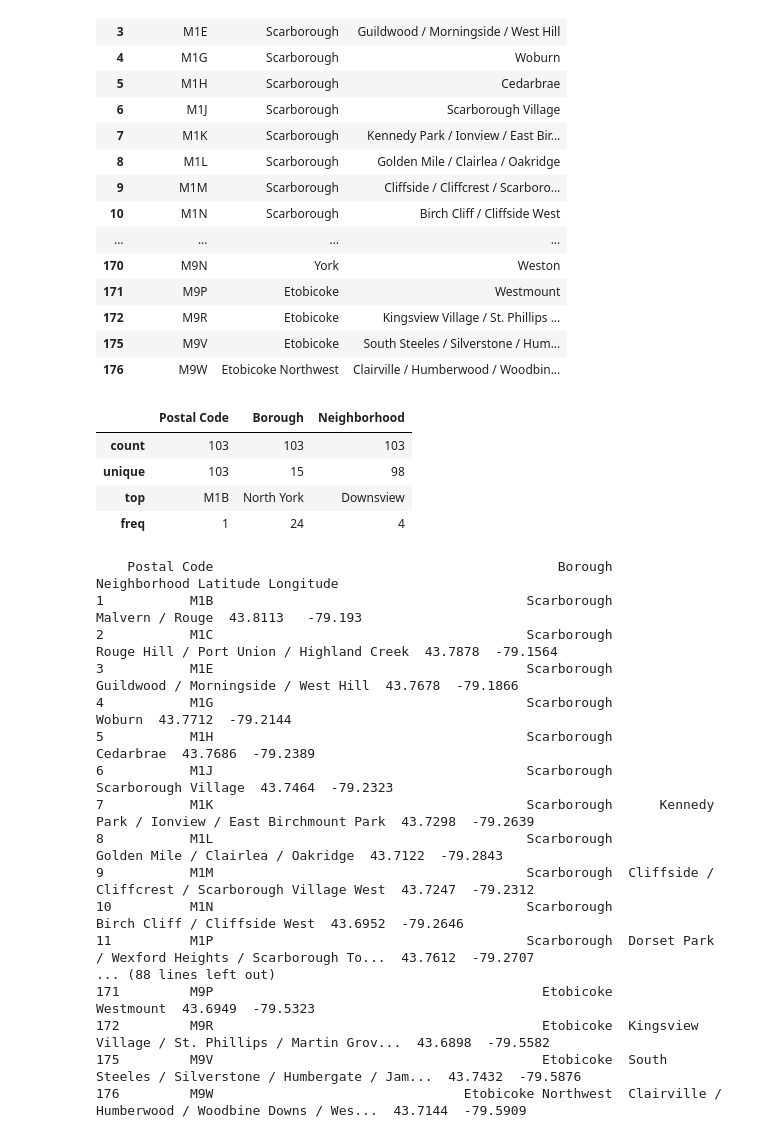
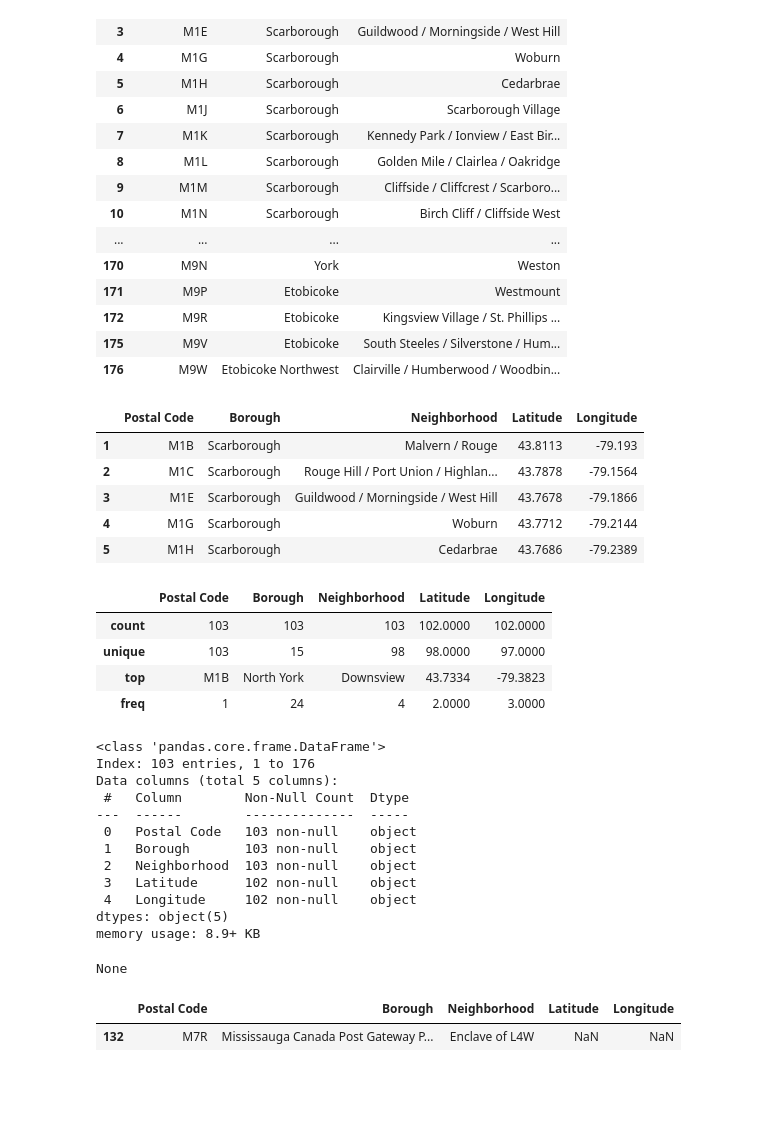
Before and after one commit to Dhruvi267/Market_segment, a Jupyter notebook: market-segmentationV2.ipynb, the cells around one changed output. Drawn from its saved outputs; the diff is of its cells as text; code cells hidden in the pictures; blank space fills up the shorter version.

```diff
--- a/market-segmentationV2.ipynb
+++ b/market-segmentationV2.ipynb
@@ -119,52 +121,58 @@ toronto
 | 172 | M9R | Etobicoke | Kingsview Village / St. Phillips ... |
 | 175 | M9V | Etobicoke | South Steeles / Silverstone / Hum... |
 | 176 | M9W | Etobicoke Northwest | Clairville / Humberwood / Woodbin... |
-# %%
-toronto.describe()
-# %% [output]
-|  | Postal Code | Borough | Neighborhood |
-| count | 103 | 103 | 103 |
-| unique | 103 | 15 | 98 |
-| top | M1B | North York | Downsview |
-| freq | 1 | 24 | 4 |
 # %%
-import pgeocode
 # Create a Nominatim instance for Canada
 nomi = pgeocode.Nominatim('CA')
 
 # Create new columns for latitude and longitude
 toronto['Latitude'] = None
 toronto['Longitude'] = None
 
 # Iterate over each row to get the latitude and longitude
 for index, row in toronto.iterrows():
     location = nomi.query_postal_code(row['Postal Code'])
     toronto.at[index, 'Latitude'] = location.latitude
     toronto.at[index, 'Longitude'] = location.longitude
 
 #Display setting
 pd.set_option('display.max_columns', None)
 pd.set_option('display.max_rows', None)
 pd.set_option('display.width',500)
 
 
 # Display the updated DataFrame
-print(toronto)
+display(toronto.head())
+display(toronto.describe())
+display(toronto.info())
 # %% [output]
+|  | Postal Code | Borough | Neighborhood | Latitude | Longitude |
+| 1 | M1B | Scarborough | Malvern / Rouge | 43.8113 | -79.193 |
+| 2 | M1C | Scarborough | Rouge Hill / Port Union / Highlan... | 43.7878 | -79.1564 |
+| 3 | M1E | Scarborough | Guildwood / Morningside / West Hill | 43.7678 | -79.1866 |
+| 4 | M1G | Scarborough | Woburn | 43.7712 | -79.2144 |
+| 5 | M1H | Scarborough | Cedarbrae | 43.7686 | -79.2389 |
+|  | Postal Code | Borough | Neighborhood | Latitude | Longitude |
+| count | 103 | 103 | 103 | 102.0000 | 102.0000 |
+| unique | 103 | 15 | 98 | 98.0000 | 97.0000 |
+| top | M1B | North York | Downsview | 43.7334 | -79.3823 |
+| freq | 1 | 24 | 4 | 2.0000 | 3.0000 |
-    Postal Code                                            Borough                                       Neighborhood Latitude Longitude
-1           M1B                                        Scarborough                                    Malvern / Rouge  43.8113   -79.193
-2           M1C                                        Scarborough           Rouge Hill / Port Union / Highland Creek  43.7878  -79.1564
-3           M1E                                        Scarborough                Guildwood / Morningside / West Hill  43.7678  -79.1866
-4           M1G                                        Scarborough                                             Woburn  43.7712  -79.2144
-5           M1H                                        Scarborough                                          Cedarbrae  43.7686  -79.2389
-6           M1J                                        Scarborough                                Scarborough Village  43.7464  -79.2323
-7           M1K                                        Scarborough      Kennedy Park / Ionview / East Birchmount Park  43.7298  -79.2639
-8           M1L                                        Scarborough                  Golden Mile / Clairlea / Oakridge  43.7122  -79.2843
-9           M1M                                        Scarborough  Cliffside / Cliffcrest / Scarborough Village West  43.7247  -79.2312
-10          M1N                                        Scarborough                       Birch Cliff / Cliffside West  43.6952  -79.2646
-11          M1P                                        Scarborough  Dorset Park / Wexford Heights / Scarborough To...  43.7612  -79.2707
-... (88 lines left out)
-171         M9P                                          Etobicoke                                          Westmount  43.6949  -79.5323
-172         M9R                                          Etobicoke  Kingsview Village / St. Phillips / Martin Grov...  43.6898  -79.5582
-175         M9V                                          Etobicoke  South Steeles / Silverstone / Humbergate / Jam...  43.7432  -79.5876
-176         M9W                                Etobicoke Northwest  Clairville / Humberwood / Woodbine Downs / Wes...  43.7144  -79.5909
+<class 'pandas.core.frame.DataFrame'>
+Index: 103 entries, 1 to 176
+Data columns (total 5 columns):
+ #   Column        Non-Null Count  Dtype
+---  ------        --------------  -----
+ 0   Postal Code   103 non-null    object
+ 1   Borough       103 non-null    object
+ 2   Neighborhood  103 non-null    object
+ 3   Latitude      102 non-null    object
+ 4   Longitude     102 non-null    object
+dtypes: object(5)
+memory usage: 8.9+ KB
+None
+# %%
+rows_with_null = toronto[toronto.isnull().any(axis=1)]
+rows_with_null
+# %% [output]
+|  | Postal Code | Borough | Neighborhood | Latitude | Longitude |
+| 132 | M7R | Mississauga Canada Post Gateway P... | Enclave of L4W | NaN | NaN |
```
Also changed, not shown: parts of 4 cells of this notebook.
